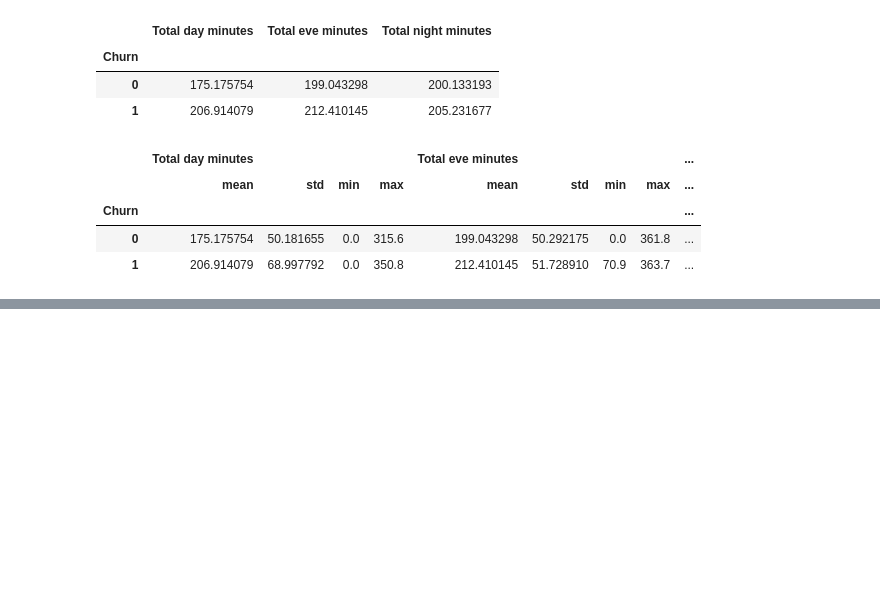
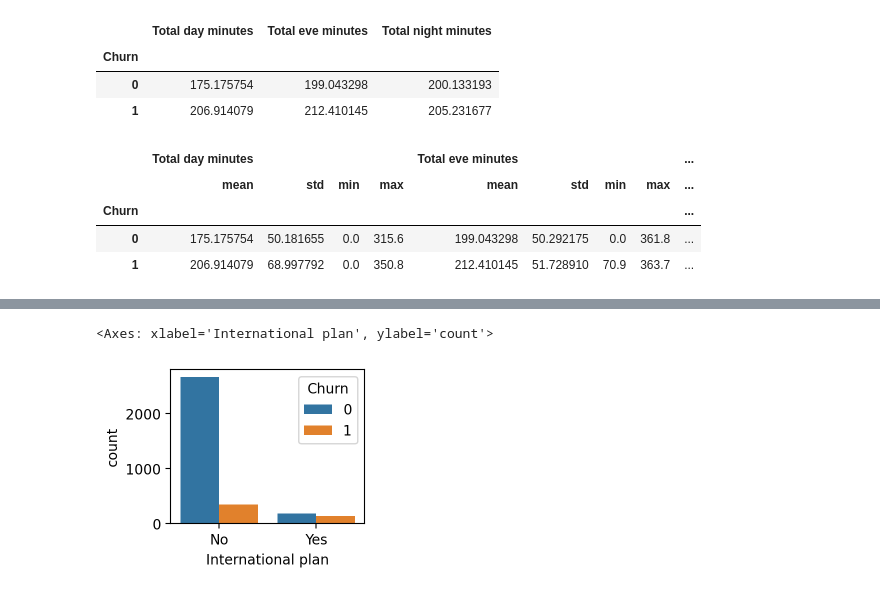
Before and after one commit to pb319/Exploring_EDA, a Jupyter notebook: practice1.ipynb, the cells around one changed output, grey strips where cells are left out. Drawn from its saved outputs; the diff is of its cells as text; code cells hidden in the pictures; blank space fills up the shorter version.

```diff
--- a/practice1.ipynb
+++ b/practice1.ipynb
@@ -292,0 +340,8 @@ df.groupby(["Churn"])[columns_to_show].agg([np.mean, np.std, np.min, np.max])
+# %%
+#Dataframe wise addition
+total_calls = df['Total day minutes']+df['Total eve minutes']+df['Total night minutes']+df['Total intl minutes']
+df.insert(loc=len(df.columns),column="Total call time",value= total_calls)
+# %%
+#Alter without intermediate column
+df["Toatal call count"] = df['Total intl minutes']+df['Total eve calls']+df['Total night calls']+df['Total intl calls']
+df.head()
@@ -292,0 +356,4 @@ df.groupby(["Churn"])[columns_to_show].agg([np.mean, np.std, np.min, np.max])
+# %%
+# Droping Axis
+df.drop(["Toatal call count","Total call time"], axis= "columns", inplace= True)
+df.head()
@@ -292,0 +381,6 @@ df.groupby(["Churn"])[columns_to_show].agg([np.mean, np.std, np.min, np.max])
+# %%
+plt.figure(figsize= (2.5,2))
+sns.countplot(x= df["International plan"], hue= df["Churn"])
+# %% [output]
+<Axes: xlabel='International plan', ylabel='count'>
+[figure, added]
```
Also changed, not shown: parts of 11 cells of this notebook.
